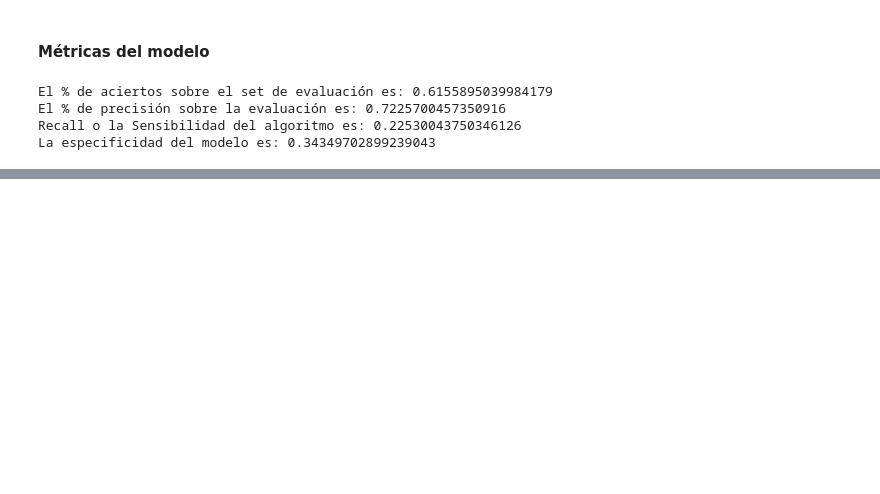
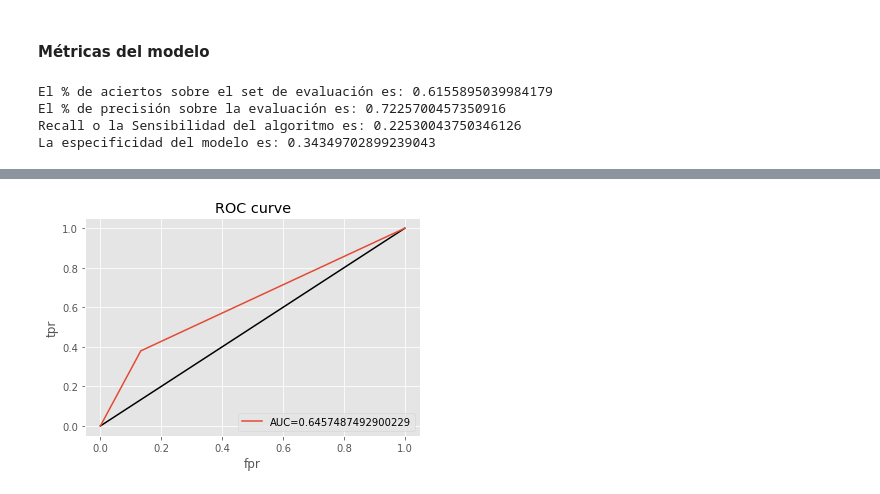
Before and after one commit to natijohansen/TP_DataScience, a Jupyter notebook: Test-PCA.ipynb, the cells around one changed output, grey strips where cells are left out. Cells and saved outputs as stored; diff of their text form; code cells hidden in the pictures; blank space fills up the shorter version.

```diff
--- a/Test-PCA.ipynb
+++ b/Test-PCA.ipynb
@@ -400,0 +441,14 @@ plt.show()
+# %%
+y_pred_proba3 = model_rf3.predict_proba(X_test_2)[:,1]
+fpr, tpr, thresholds = roc_curve(y_test, y_pred3)
+auc = roc_auc_score(y_test,y_pred_proba)
+
+plt.plot([0,1],[0,1],'k-')
+plt.plot(fpr,tpr, label="AUC="+str(auc))
+plt.xlabel('fpr')
+plt.ylabel('tpr')
+plt.title('ROC curve')
+plt.legend(loc=4)
+plt.show()
+# %% [output]
+[figure, added]
```
Also changed, not shown: parts of 7 cells of this notebook.
